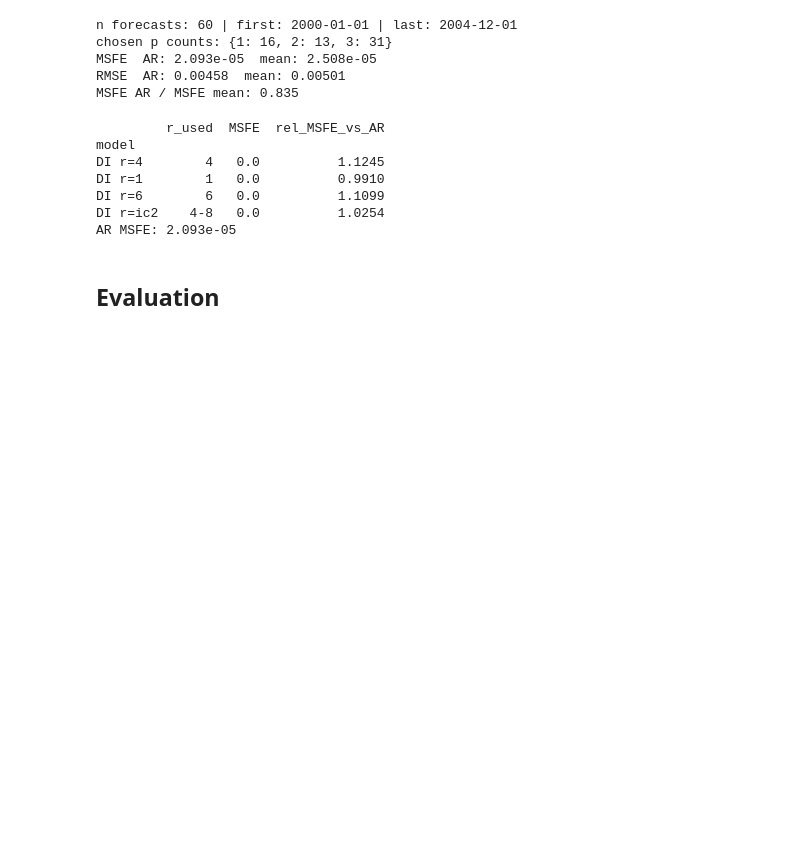
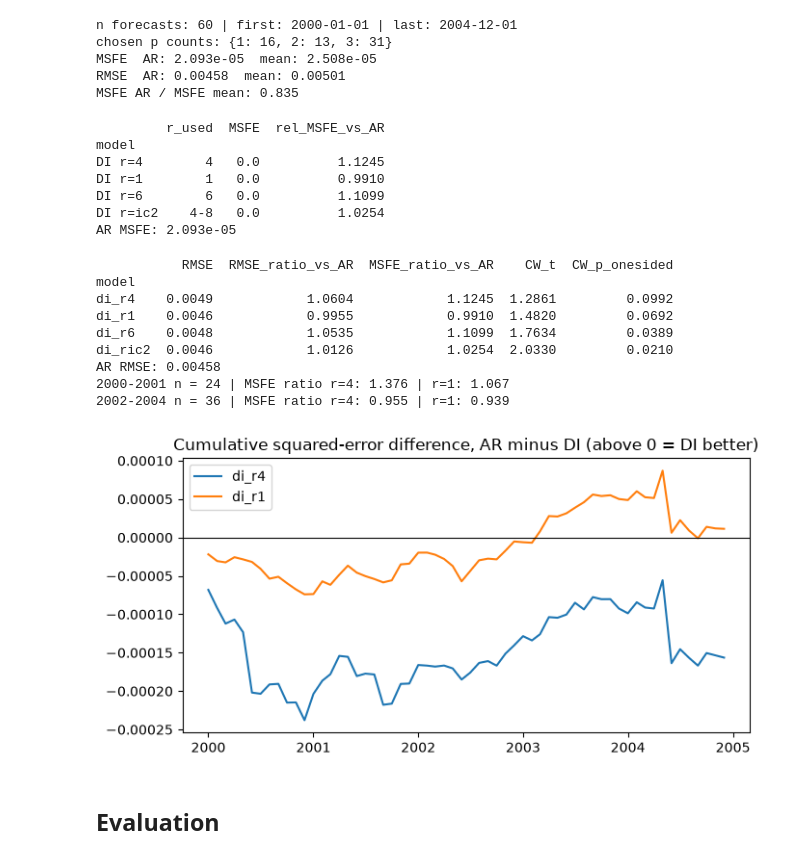
Before and after one commit to ThevinSilva/Fred-MD, a Jupyter notebook: periods/1990-2004/analysis.ipynb, the cells around one changed output. Cells and saved outputs as stored; diff of their text form; code cells hidden in the pictures; blank space fills up the shorter version.

Commit message:
Add evaluation

```diff
--- a/periods/1990-2004/analysis.ipynb
+++ b/periods/1990-2004/analysis.ipynb
@@ -283,6 +283,67 @@ DI r=1        1   0.0          0.9910
 DI r=6        6   0.0          1.1099
 DI r=ic2    4-8   0.0          1.0254
 AR MSFE: 2.093e-05
+# %%
+from math import erf, sqrt
+import matplotlib.pyplot as plt
+
+def norm_cdf(x):
+    return 0.5 * (1 + erf(x / sqrt(2)))
+
+def clark_west(actual, f_restricted, f_unrestricted):
+    # H0: restricted (AR) is as good as the nesting model; H1: the larger (DI) model is better (one-sided)
+    e1, e2 = actual - f_restricted, actual - f_unrestricted
+    adj = e1 ** 2 - (e2 ** 2 - (f_restricted - f_unrestricted) ** 2)
+    t = adj.mean() / (adj.std(ddof=1) / np.sqrt(len(adj)))
+    return t, 1 - norm_cdf(t)
+
+a = fc["actual"].to_numpy()
+f_ar = fc["ar_forecast"].to_numpy()
+e_ar = a - f_ar
+
+rows = []
+for col in di_fc.columns:
+    f_di = di_fc[col].to_numpy()
+    e_di = a - f_di
+    t, pv = clark_west(a, f_ar, f_di)
+    rows.append({"model": col,
+                 "RMSE": np.sqrt((e_di ** 2).mean()),
+                 "RMSE_ratio_vs_AR": np.sqrt((e_di ** 2).mean()) / np.sqrt((e_ar ** 2).mean()),
+                 "MSFE_ratio_vs_AR": (e_di ** 2).mean() / (e_ar ** 2).mean(),
+                 "CW_t": t, "CW_p_onesided": pv})
+eval_tab = pd.DataFrame(rows).set_index("model")
+eval_tab.to_csv(RESULTS / "evaluation_table.csv")
+print(eval_tab.round(4).to_string())
+print("AR RMSE:", round(np.sqrt((e_ar ** 2).mean()), 5))
+
+# Sub-periods (descriptive only)
+for name, (s, e) in {"2000-2001": ("2000-01-01", "2001-12-31"), "2002-2004": ("2002-01-01", "2004-12-31")}.items():
+    m = (fc.index >= s) & (fc.index <= e)
+    r4 = ((a[m] - di_fc["di_r4"].to_numpy()[m]) ** 2).mean() / (e_ar[m] ** 2).mean()
+    r1 = ((a[m] - di_fc["di_r1"].to_numpy()[m]) ** 2).mean() / (e_ar[m] ** 2).mean()
+    print(name, "n =", int(m.sum()), "| MSFE ratio r=4:", round(r4, 3), "| r=1:", round(r1, 3))
+
+# Cumulative squared-error difference: rising line = DI better than AR
+fig, ax = plt.subplots(figsize=(7, 3.6))
+for col in ["di_r4", "di_r1"]:
+    ax.plot(fc.index, np.cumsum(e_ar ** 2 - (a - di_fc[col].to_numpy()) ** 2), label=col)
+ax.axhline(0, color="black", lw=0.8)
+ax.set_title("Cumulative squared-error difference, AR minus DI (above 0 = DI better)")
+ax.legend()
+plt.tight_layout()
+plt.savefig(RESULTS / "cum_sse_difference.png", dpi=150)
+plt.show()
+# %% [output]
+           RMSE  RMSE_ratio_vs_AR  MSFE_ratio_vs_AR    CW_t  CW_p_onesided
+model
+di_r4    0.0049            1.0604            1.1245  1.2861         0.0992
+di_r1    0.0046            0.9955            0.9910  1.4820         0.0692
+di_r6    0.0048            1.0535            1.1099  1.7634         0.0389
+di_ric2  0.0046            1.0126            1.0254  2.0330         0.0210
+AR RMSE: 0.00458
+2000-2001 n = 24 | MSFE ratio r=4: 1.376 | r=1: 1.067
+2002-2004 n = 36 | MSFE ratio r=4: 0.955 | r=1: 0.939
+[figure, added]
 # %% [markdown]
 ## Evaluation
 # %% [markdown]
```
Also changed, not shown: 2 other files.
